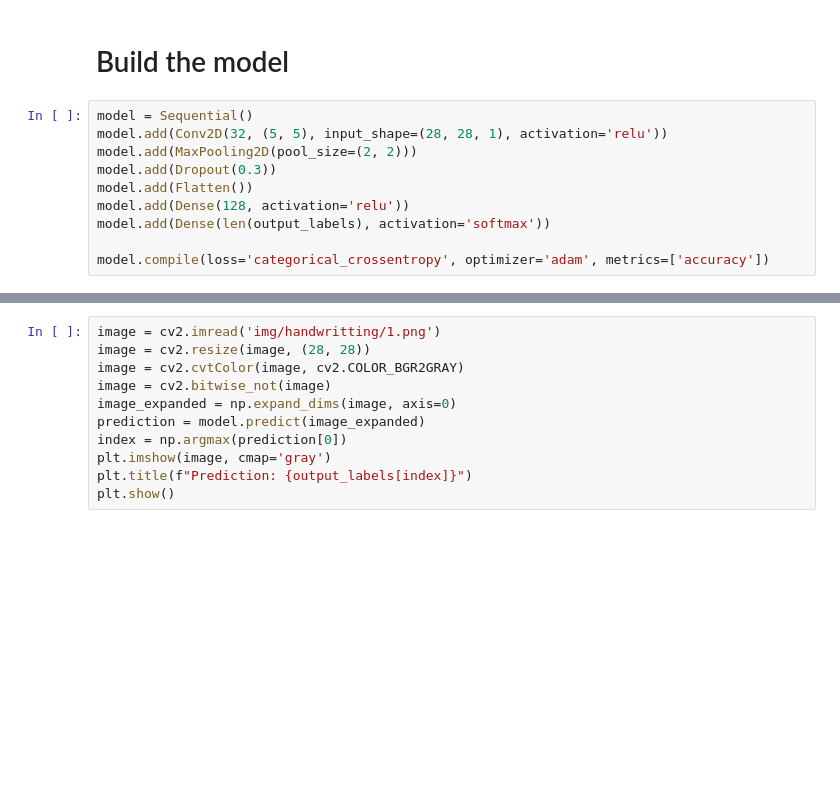
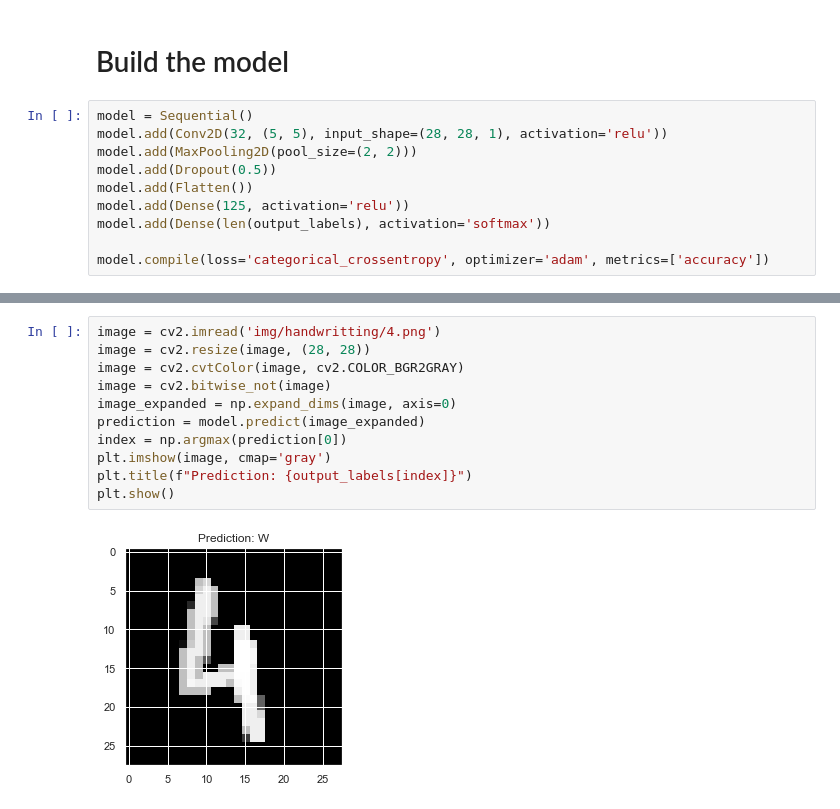
Before and after one commit to mohammedAljadd/smart-glasses, a Jupyter notebook: Model training/Handwriting recognition/1 - Handwritten recognition model .ipynb, the cells around one changed output, grey strips where cells are left out. Cells and saved outputs as stored; diff of their text form; blank space fills up the shorter version.

```diff
--- a/Model training/Handwriting recognition/1 - Handwritten recognition model .ipynb
+++ b/Model training/Handwriting recognition/1 - Handwritten recognition model .ipynb
@@ -158,9 +178,9 @@ y_test = to_categorical(y_test)
 model = Sequential()
 model.add(Conv2D(32, (5, 5), input_shape=(28, 28, 1), activation='relu'))
 model.add(MaxPooling2D(pool_size=(2, 2)))
-model.add(Dropout(0.3))
+model.add(Dropout(0.5))
 model.add(Flatten())
-model.add(Dense(128, activation='relu'))
+model.add(Dense(125, activation='relu'))
 model.add(Dense(len(output_labels), activation='softmax'))
 
 model.compile(loss='categorical_crossentropy', optimizer='adam', metrics=['accuracy'])
@@ -179,11 +214,13 @@ plt.show()
 # %%
-image = cv2.imread('img/handwritting/1.png')
+image = cv2.imread('img/handwritting/4.png')
 image = cv2.resize(image, (28, 28))
 image = cv2.cvtColor(image, cv2.COLOR_BGR2GRAY)
 image = cv2.bitwise_not(image)
 image_expanded = np.expand_dims(image, axis=0)
 prediction = model.predict(image_expanded)
 index = np.argmax(prediction[0])
 plt.imshow(image, cmap='gray')
 plt.title(f"Prediction: {output_labels[index]}")
 plt.show()
+# %% [output]
+[figure, added]
```
Also changed, not shown: parts of 7 cells of this notebook, 1 other file.
